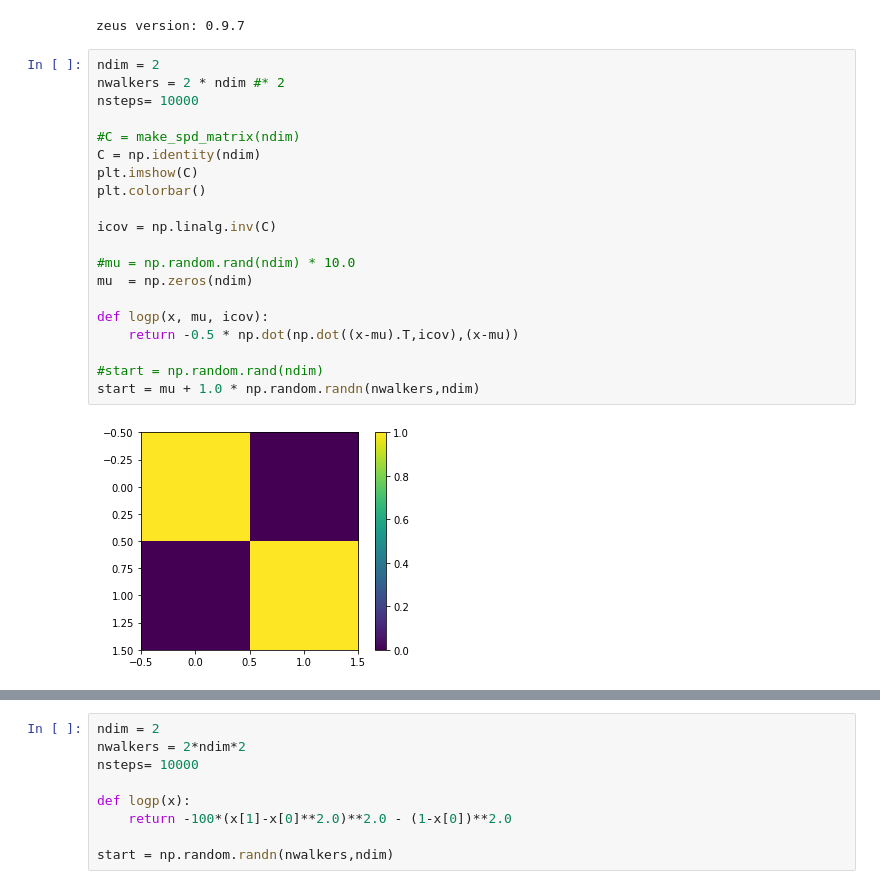
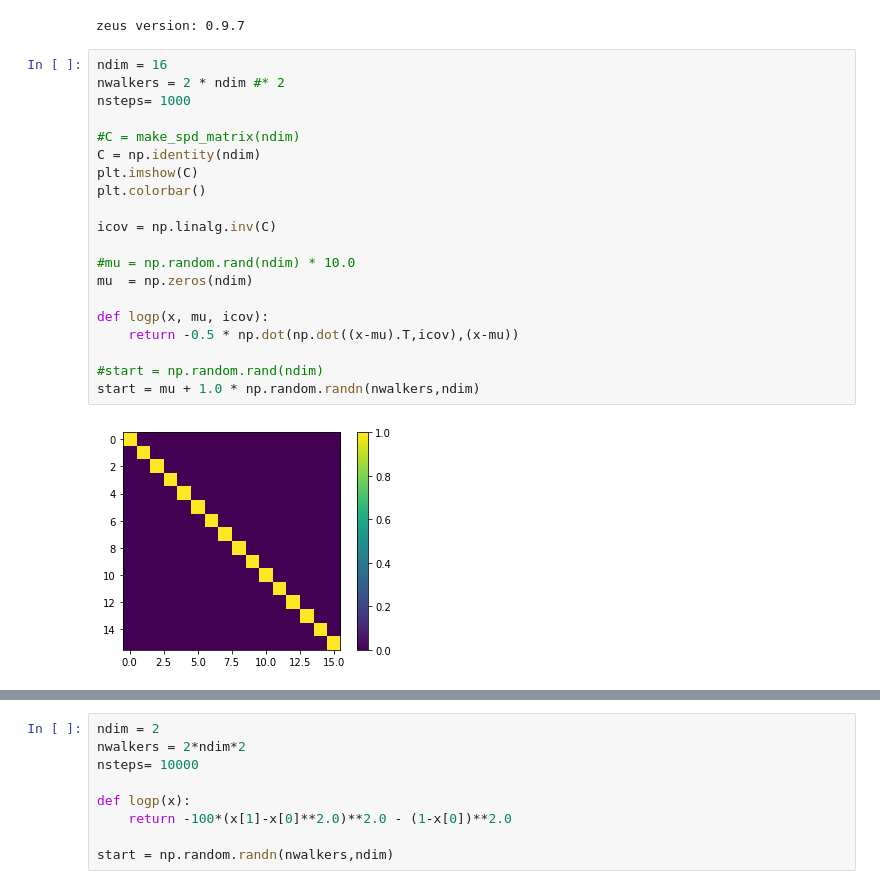
Before and after one commit to minaskar/zeus, a Jupyter notebook: examples/normal_distribution.ipynb, the cells around one changed output, grey strips where cells are left out. Cells and saved outputs as stored; diff of their text form.

```diff
--- a/examples/normal_distribution.ipynb
+++ b/examples/normal_distribution.ipynb
@@ -10,24 +10,24 @@ print('zeus version:', zeus.__version__)
 # %% [output]
 zeus version: 0.9.7
 # %%
-ndim = 2
+ndim = 16
 nwalkers = 2 * ndim #* 2
-nsteps= 10000
+nsteps= 1000
 
 #C = make_spd_matrix(ndim)
 C = np.identity(ndim)
 plt.imshow(C)
 plt.colorbar()
 
 icov = np.linalg.inv(C)
 
 #mu = np.random.rand(ndim) * 10.0
 mu  = np.zeros(ndim)
 
 def logp(x, mu, icov):
     return -0.5 * np.dot(np.dot((x-mu).T,icov),(x-mu))
 
 #start = np.random.rand(ndim)
 start = mu + 1.0 * np.random.randn(nwalkers,ndim)
 # %% [output]
-[figure, old version]
+[figure, new version]
```
Also changed, not shown: parts of 6 cells of this notebook, 3 other files.
